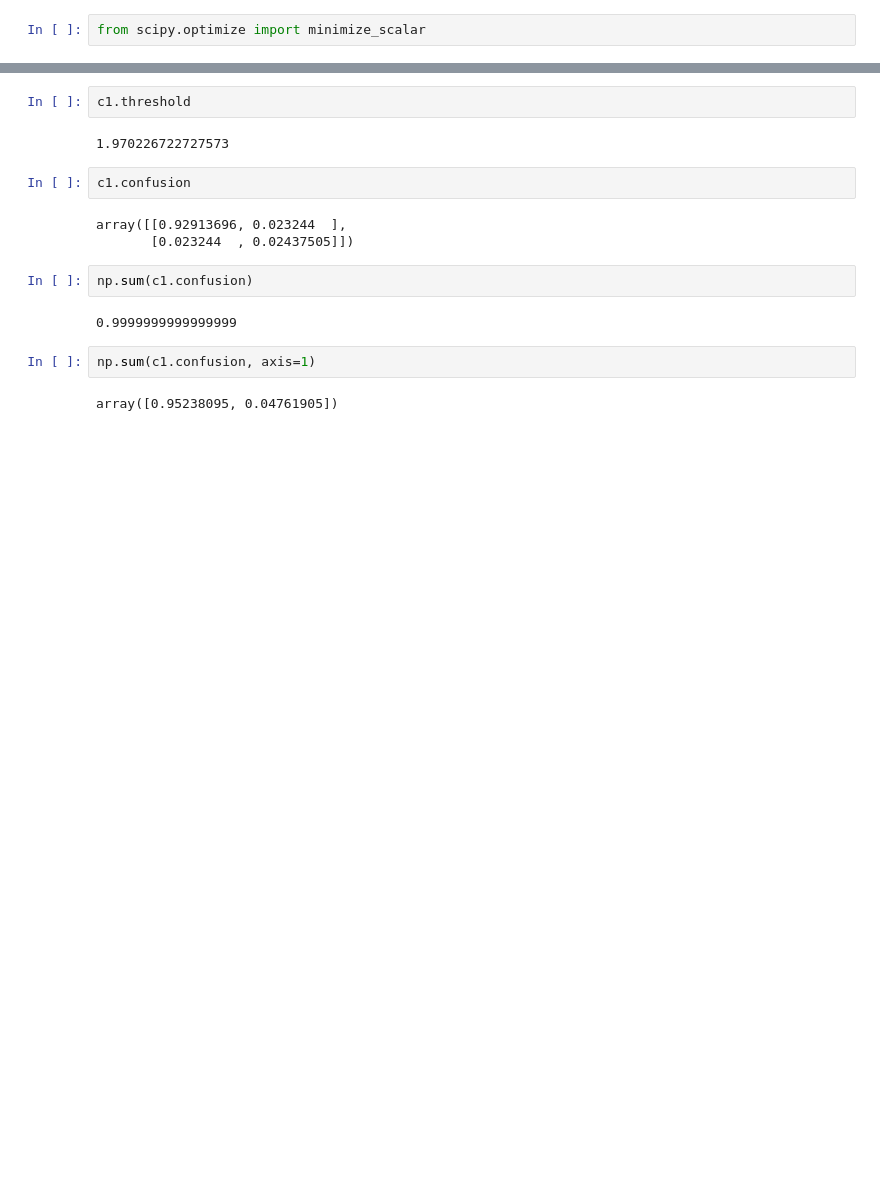
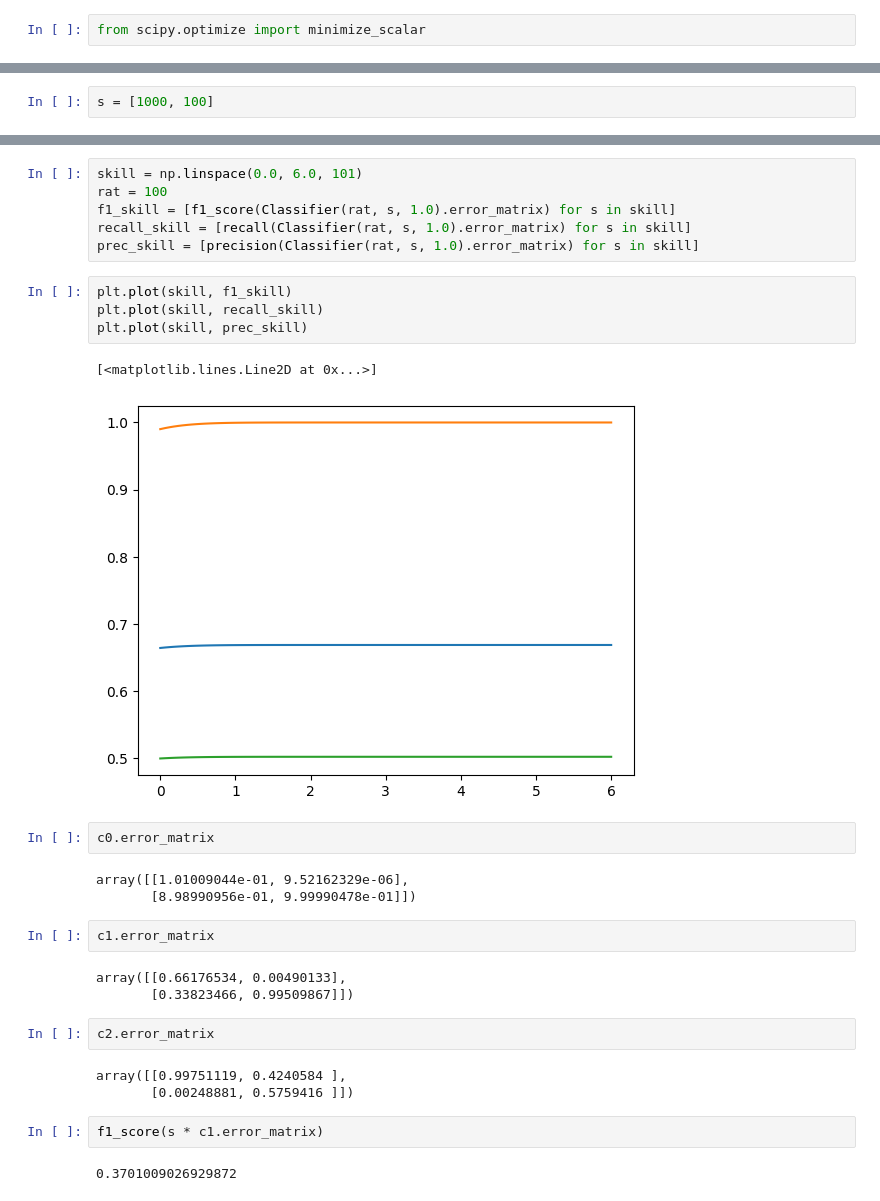
Before and after one commit to wilkieolin/system_flow, a Jupyter notebook: skill.ipynb, the cells around one changed output, grey strips where cells are left out. Cells and saved outputs as stored; diff of their text form; blank space fills up the shorter version.

```diff
--- a/skill.ipynb
+++ b/skill.ipynb
@@ -71,3 +43,5 @@ class Classifier:
             return soln.x
         else:
             print("Solving for classification threshold failed")
+# %%
+s = [1000, 100]
@@ -83,17 +69,32 @@ plt.plot(xs, c1.reject(xs))
+# %%
+skill = np.linspace(0.0, 6.0, 101)
+rat = 100
+f1_skill = [f1_score(Classifier(rat, s, 1.0).error_matrix) for s in skill]
+recall_skill = [recall(Classifier(rat, s, 1.0).error_matrix) for s in skill]
+prec_skill = [precision(Classifier(rat, s, 1.0).error_matrix) for s in skill]
+# %%
+plt.plot(skill, f1_skill)
+plt.plot(skill, recall_skill)
+plt.plot(skill, prec_skill)
+# %% [output]
+[<matplotlib.lines.Line2D at 0x...>]
+[figure, added]
+# %%
+c0.error_matrix
+# %% [output]
+array([[1.01009044e-01, 9.52162329e-06],
+       [8.98990956e-01, 9.99990478e-01]])
 # %%
-c1.threshold
+c1.error_matrix
 # %% [output]
-1.970226722727573
+array([[0.66176534, 0.00490133],
+       [0.33823466, 0.99509867]])
-# %%
-c1.confusion
-# %% [output]
-array([[0.92913696, 0.023244  ],
-       [0.023244  , 0.02437505]])
-# %%
-np.sum(c1.confusion)
-# %% [output]
-0.9999999999999999
-# %%
-np.sum(c1.confusion, axis=1)
-# %% [output]
-array([0.95238095, 0.04761905])
+# %%
+c2.error_matrix
+# %% [output]
+array([[0.99751119, 0.4240584 ],
+       [0.00248881, 0.5759416 ]])
+# %%
+f1_score(s * c1.error_matrix)
+# %% [output]
+0.3701009026929872
```
Also changed, not shown: parts of 19 cells of this notebook, 8 other files.
